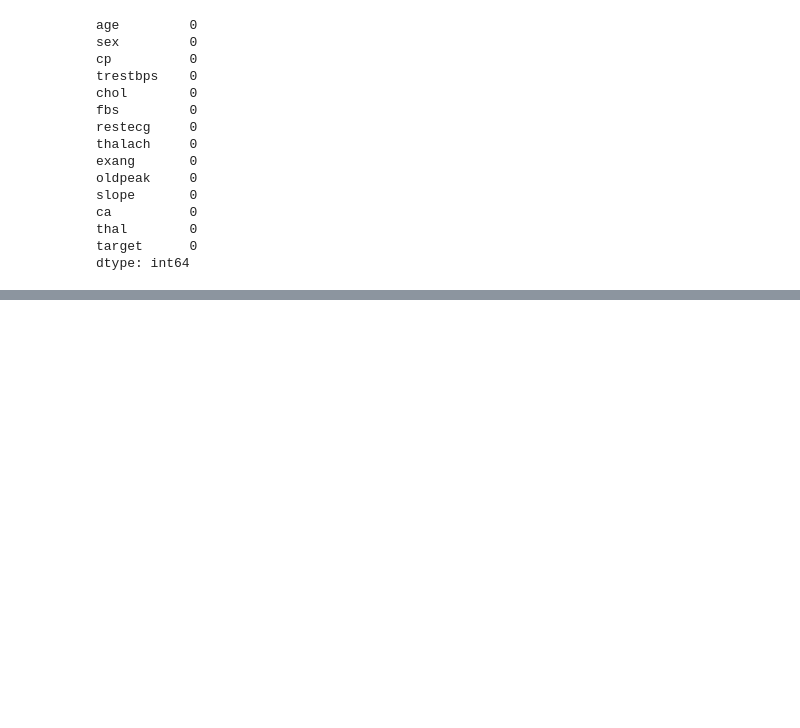
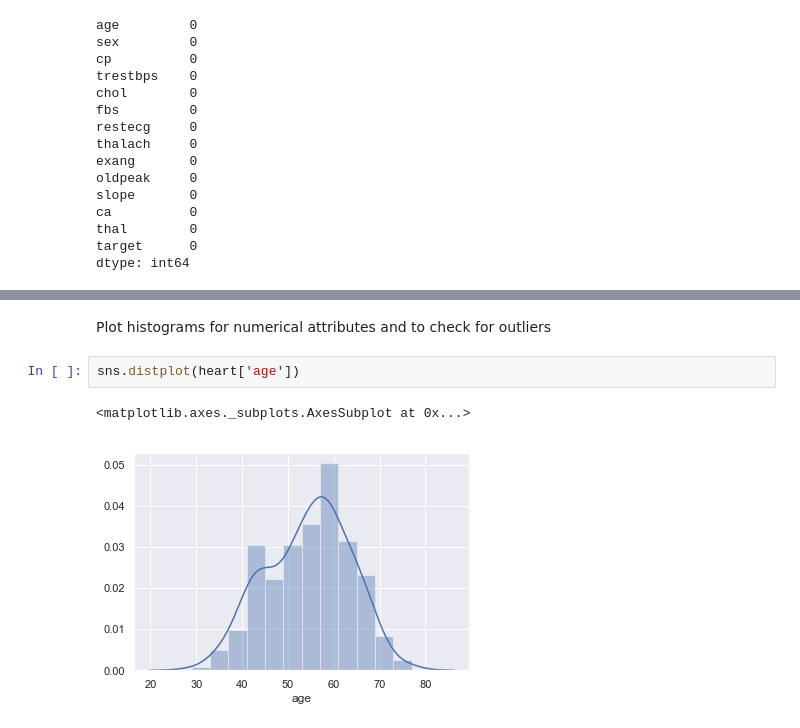
Before and after one commit to brigidcostello/coder-girl, a Jupyter notebook: Mini-Project1-EDA.ipynb, the cells around one changed output, grey strips where cells are left out. Drawn from its saved outputs; the diff is of its cells as text; blank space fills up the shorter version.

```diff
--- a/Mini-Project1-EDA.ipynb
+++ b/Mini-Project1-EDA.ipynb
@@ -83,0 +128,7 @@ dtype: int64
+# %% [markdown]
+Plot histograms for numerical attributes and to check for outliers
+# %%
+sns.distplot(heart['age'])
+# %% [output]
+<matplotlib.axes._subplots.AxesSubplot at 0x...>
+[figure, added]
```
Also changed, not shown: parts of 14 cells of this notebook.
